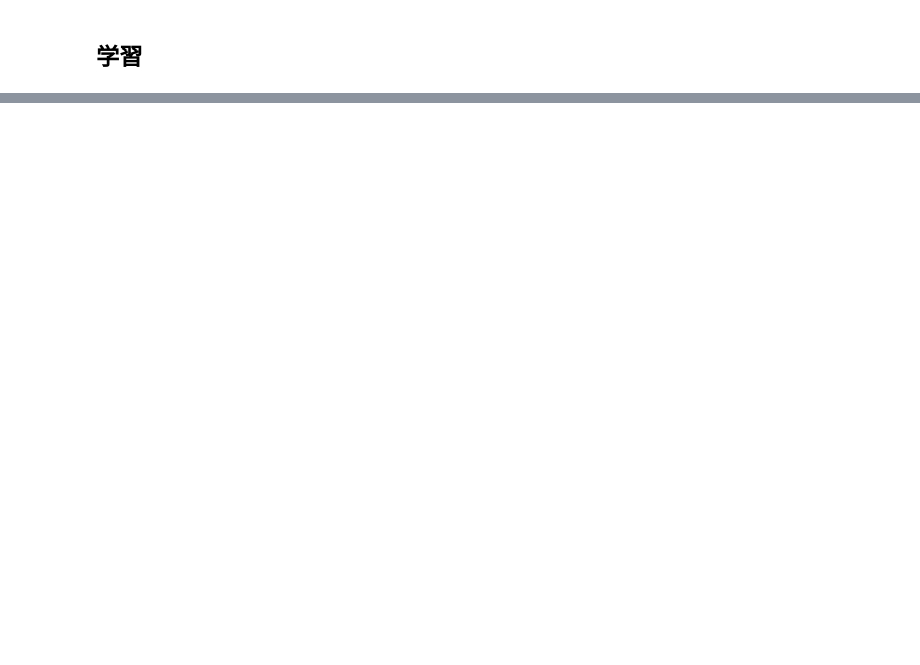
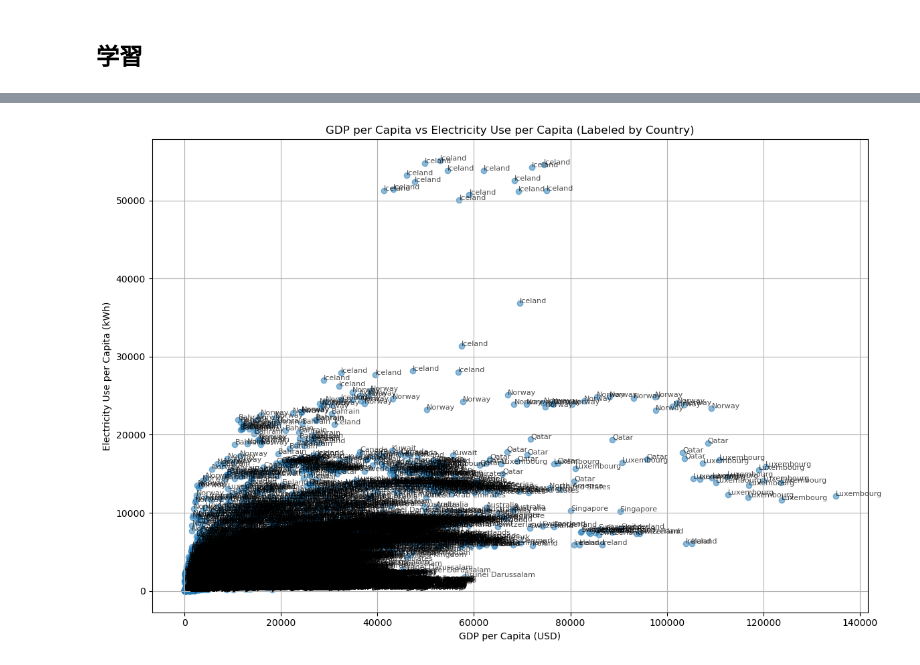
Before and after one commit to yanase1147/LongTermDemandForecast, a Jupyter notebook: GetMacroEconomicIndicators.ipynb, the cells around one changed output, grey strips where cells are left out. Saved outputs shown, nothing was run; the diff lists cells and outputs as text; code cells hidden in the pictures; blank space fills up the shorter version.

```diff
--- a/GetMacroEconomicIndicators.ipynb
+++ b/GetMacroEconomicIndicators.ipynb
@@ -264,0 +306,22 @@ RMSE: 1565.45
+# %%
+import matplotlib.pyplot as plt
+
+plt.figure(figsize=(12, 8))
+plt.scatter(df['gdp_per_capita'], df['electricity_use_per_capita'], alpha=0.5)
+
+# 国名をラベルとして表示
+for i in range(len(df)):
+    plt.text(df['gdp_per_capita'].iloc[i],
+             df['electricity_use_per_capita'].iloc[i],
+             df['country'].iloc[i],
+             fontsize=8, alpha=0.7)
+
+# 軸ラベルとタイトル
+plt.xlabel('GDP per Capita (USD)')
+plt.ylabel('Electricity Use per Capita (kWh)')
+plt.title('GDP per Capita vs Electricity Use per Capita (Labeled by Country)')
+plt.grid(True)
+plt.tight_layout()
+plt.show()
+# %% [output]
+[figure, added]
```
Also changed, not shown: parts of 12 cells of this notebook, 2 other files.
